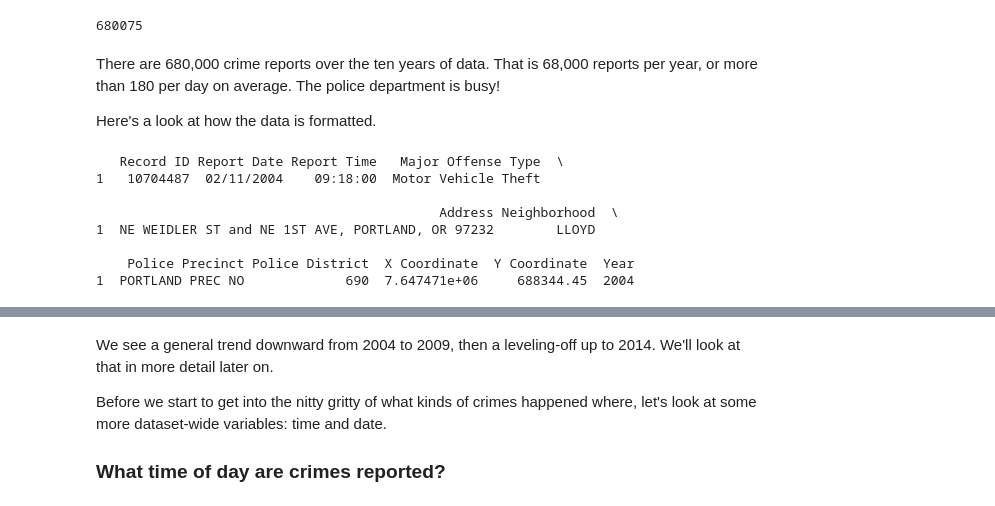
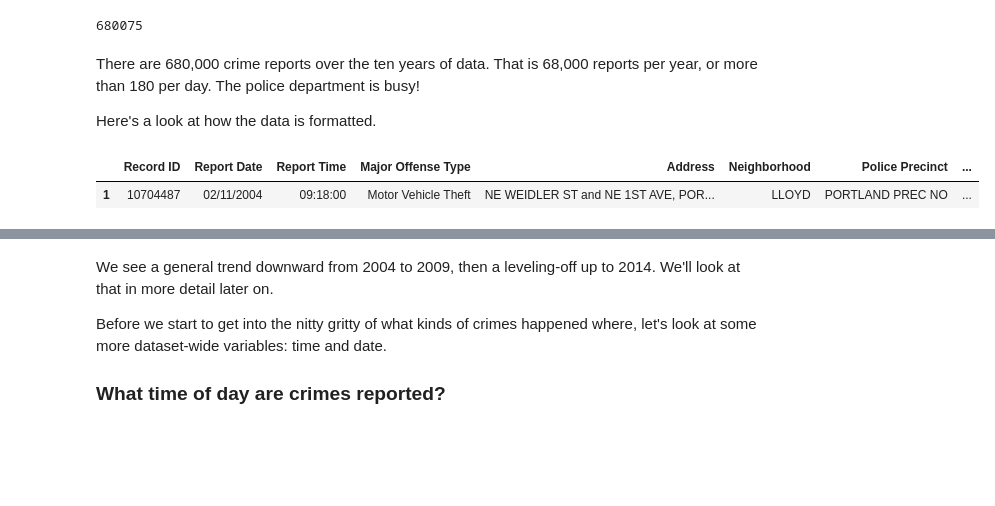
Before and after one commit to maxcalabro/Portland-Crime-Data, a Jupyter notebook: Portland Crime Data.ipynb, the cells around one changed output, grey strips where cells are left out. Cells and saved outputs as stored; diff of their text form; code cells hidden in the pictures; blank space fills up the shorter version.

```diff
--- a/Portland Crime Data.ipynb
+++ b/Portland Crime Data.ipynb
@@ -55,20 +57,14 @@ len(df)
 # %% [output]
 680075
 # %% [markdown]
-There are 680,000 crime reports over the ten years of data. That is 68,000 reports per year, or more than 180 per day on average. The police department is busy!
+There are 680,000 crime reports over the ten years of data. That is 68,000 reports per year, or more than 180 per day. The police department is busy!
 
 Here's a look at how the data is formatted.
 # %%
-print(df.iloc[[1]])
+df.iloc[[1]]
 # %% [output]
-   Record ID Report Date Report Time   Major Offense Type  \
-1   10704487  02/11/2004    09:18:00  Motor Vehicle Theft
-
-                                            Address Neighborhood  \
-1  NE WEIDLER ST and NE 1ST AVE, PORTLAND, OR 97232        LLOYD
-
-    Police Precinct Police District  X Coordinate  Y Coordinate  Year
-1  PORTLAND PREC NO             690  7.647471e+06     688344.45  2004
+|  | Record ID | Report Date | Report Time | Major Offense Type | Address | Neighborhood | Police Precinct | ... |
+| 1 | 10704487 | 02/11/2004 | 09:18:00 | Motor Vehicle Theft | NE WEIDLER ST and NE 1ST AVE, POR... | LLOYD | PORTLAND PREC NO | ... |
 # %% [markdown]
 Luckily the dataset is already quite clean -- each row is an individual crime report, and includes the date, the time, the type of offense, street address, neighborhood, X and Y coordinates, and year (which we added). The other columns are not used in this analysis. Still, there is plenty to do here.
 
```
Also changed, not shown: parts of 25 cells of this notebook.
